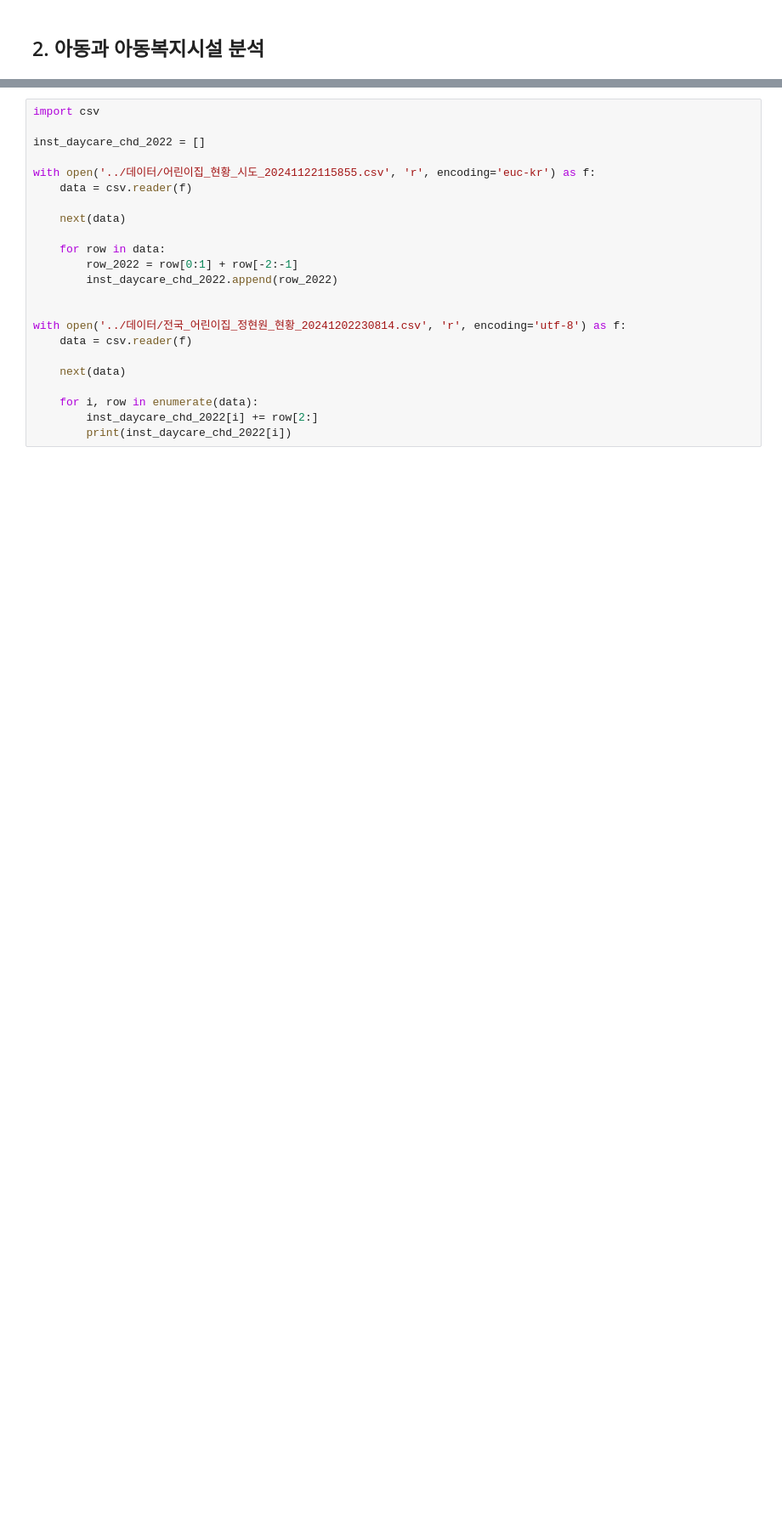
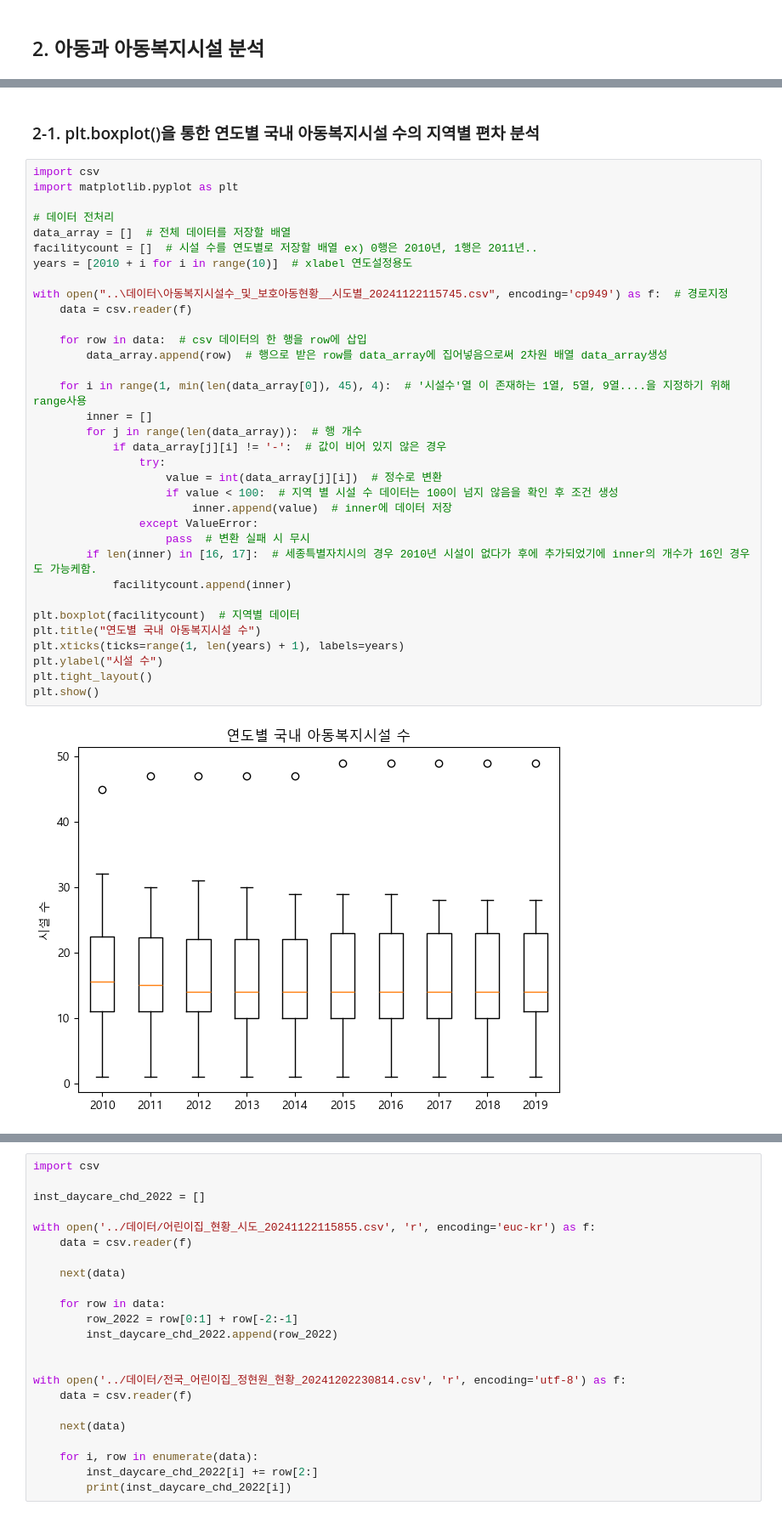
Before and after one commit to sjunc/2024-DA-Team, a Jupyter notebook: 분석 파일/kbs-kbs-DA.ipynb, the cells around one changed output, grey strips where cells are left out. Shown at 85% size. Saved outputs shown, nothing was run; the diff lists cells and outputs as text; blank space fills up the shorter version.

```diff
--- a/분석 파일/kbs-kbs-DA.ipynb
+++ b/분석 파일/kbs-kbs-DA.ipynb
@@ -248,0 +320,38 @@ plt.show()
+# %% [markdown]
+### 2-1. plt.boxplot()을 통한 연도별 국내 아동복지시설 수의 지역별 편차 분석
+# %%
+import csv
+import matplotlib.pyplot as plt
+
+# 데이터 전처리
+data_array = []  # 전체 데이터를 저장할 배열
+facilitycount = []  # 시설 수를 연도별로 저장할 배열 ex) 0행은 2010년, 1행은 2011년..
+years = [2010 + i for i in range(10)]  # xlabel 연도설정용도
+
+with open("..\데이터\아동복지시설수_및_보호아동현황__시도별_20241122115745.csv", encoding='cp949') as f:  # 경로지정
+    data = csv.reader(f)
+
+    for row in data:  # csv 데이터의 한 행을 row에 삽입
+        data_array.append(row)  # 행으로 받은 row를 data_array에 집어넣음으로써 2차원 배열 data_array생성
+
+    for i in range(1, min(len(data_array[0]), 45), 4):  # '시설수'열 이 존재하는 1열, 5열, 9열....을 지정하기 위해 range사용
+        inner = []
+        for j in range(len(data_array)):  # 행 개수
+            if data_array[j][i] != '-':  # 값이 비어 있지 않은 경우
+                try:
+                    value = int(data_array[j][i])  # 정수로 변환
+                    if value < 100:  # 지역 별 시설 수 데이터는 100이 넘지 않음을 확인 후 조건 생성
+                        inner.append(value)  # inner에 데이터 저장
+                except ValueError:
+                    pass  # 변환 실패 시 무시
+        if len(inner) in [16, 17]:  # 세종특별자치시의 경우 2010년 시설이 없다가 후에 추가되었기에 inner의 개수가 16인 경우도 가능케함.
+            facilitycount.append(inner)
+
+plt.boxplot(facilitycount)  # 지역별 데이터
+plt.title("연도별 국내 아동복지시설 수")
+plt.xticks(ticks=range(1, len(years) + 1), labels=years)
+plt.ylabel("시설 수")
+plt.tight_layout()
+plt.show()
+# %% [output]
+[figure, added]
```
Also changed, not shown: parts of 17 cells of this notebook.
